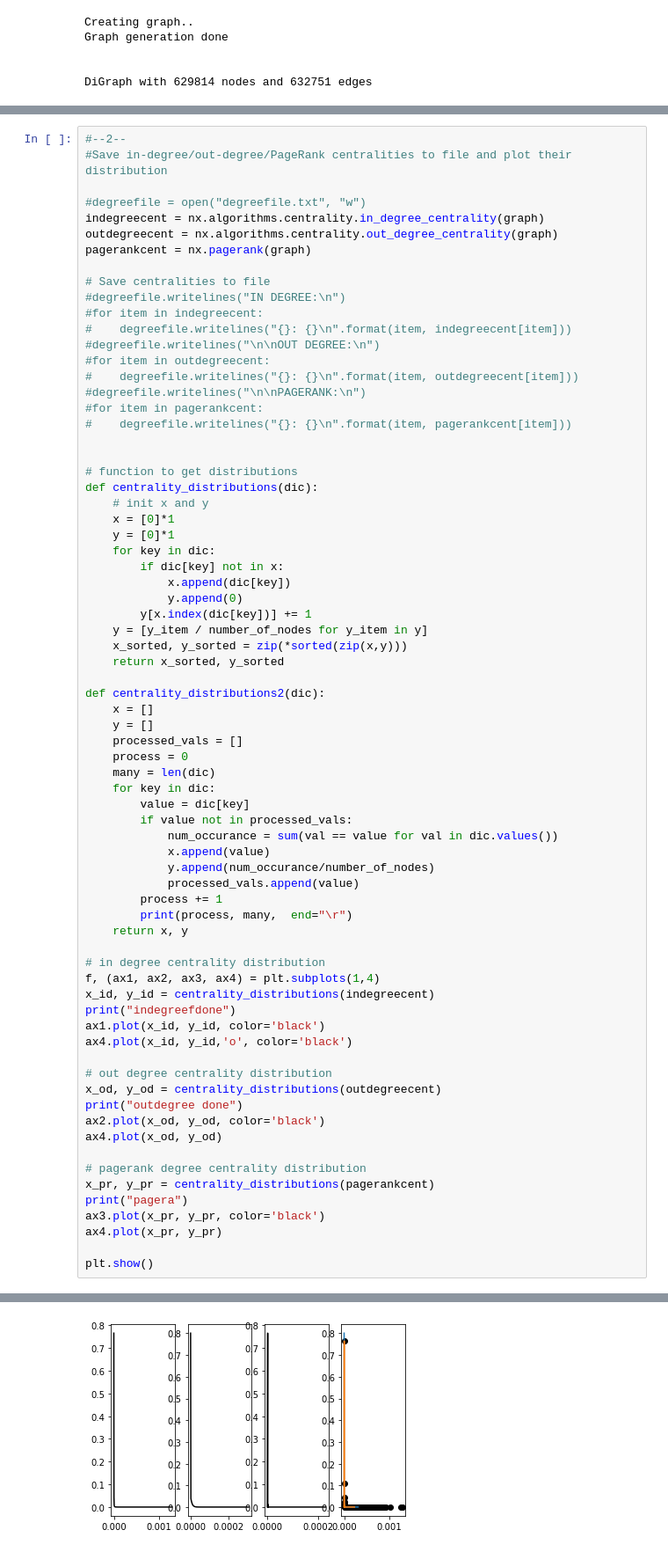
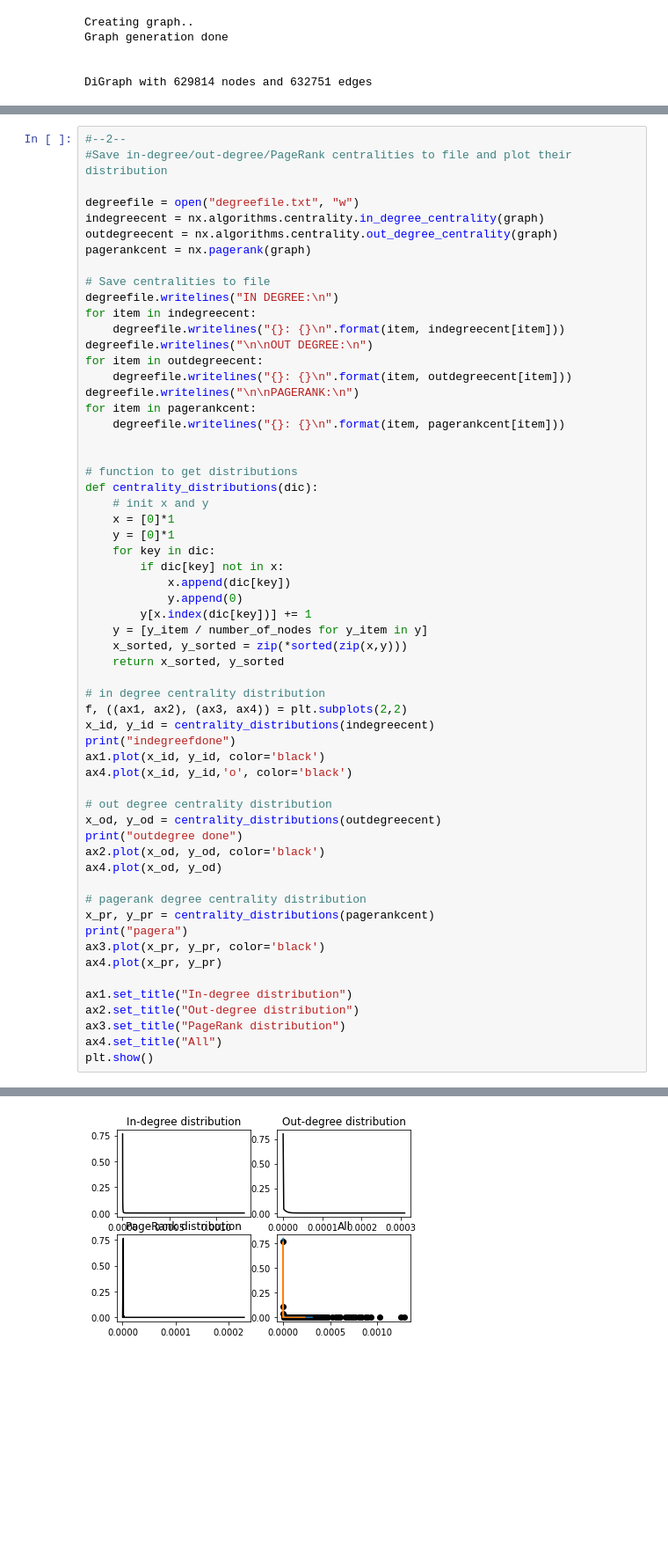
Before and after one commit to 0LTSU0/SNA_project7, a Jupyter notebook: sna_jupyter.ipynb, the cells around one changed output, grey strips where cells are left out. Shown: that part at 88% size. Cells and saved outputs as stored; diff of their text form; blank space fills up the shorter version.

```diff
--- a/sna_jupyter.ipynb
+++ b/sna_jupyter.ipynb
@@ -84,21 +86,21 @@ Avg degree centrality:  3.190354221130881e-06
 #--2--
 #Save in-degree/out-degree/PageRank centralities to file and plot their distribution
 
-#degreefile = open("degreefile.txt", "w")
+degreefile = open("degreefile.txt", "w")
 indegreecent = nx.algorithms.centrality.in_degree_centrality(graph)
 outdegreecent = nx.algorithms.centrality.out_degree_centrality(graph)
 pagerankcent = nx.pagerank(graph)
 
 # Save centralities to file
-#degreefile.writelines("IN DEGREE:\n")
-#for item in indegreecent:
-#    degreefile.writelines("{}: {}\n".format(item, indegreecent[item]))
-#degreefile.writelines("\n\nOUT DEGREE:\n")
-#for item in outdegreecent:
-#    degreefile.writelines("{}: {}\n".format(item, outdegreecent[item]))
-#degreefile.writelines("\n\nPAGERANK:\n")
-#for item in pagerankcent:
-#    degreefile.writelines("{}: {}\n".format(item, pagerankcent[item]))
+degreefile.writelines("IN DEGREE:\n")
+for item in indegreecent:
+    degreefile.writelines("{}: {}\n".format(item, indegreecent[item]))
+degreefile.writelines("\n\nOUT DEGREE:\n")
+for item in outdegreecent:
+    degreefile.writelines("{}: {}\n".format(item, outdegreecent[item]))
+degreefile.writelines("\n\nPAGERANK:\n")
+for item in pagerankcent:
+    degreefile.writelines("{}: {}\n".format(item, pagerankcent[item]))
 
 
 # function to get distributions
@@ -111,52 +113,39 @@ def centrality_distributions(dic):
             x.append(dic[key])
             y.append(0)
         y[x.index(dic[key])] += 1
     y = [y_item / number_of_nodes for y_item in y]
     x_sorted, y_sorted = zip(*sorted(zip(x,y)))
     return x_sorted, y_sorted
 
-def centrality_distributions2(dic):
-    x = []
-    y = []
-    processed_vals = []
-    process = 0
-    many = len(dic)
-    for key in dic:
-        value = dic[key]
-        if value not in processed_vals:
-            num_occurance = sum(val == value for val in dic.values())
-            x.append(value)
-            y.append(num_occurance/number_of_nodes)
-            processed_vals.append(value)
-        process += 1
-        print(process, many,  end="\r")
-    return x, y
-
 # in degree centrality distribution
-f, (ax1, ax2, ax3, ax4) = plt.subplots(1,4)
+f, ((ax1, ax2), (ax3, ax4)) = plt.subplots(2,2)
 x_id, y_id = centrality_distributions(indegreecent)
 print("indegreefdone")
 ax1.plot(x_id, y_id, color='black')
 ax4.plot(x_id, y_id,'o', color='black')
 
 # out degree centrality distribution
 x_od, y_od = centrality_distributions(outdegreecent)
 print("outdegree done")
 ax2.plot(x_od, y_od, color='black')
 ax4.plot(x_od, y_od)
 
 # pagerank degree centrality distribution
 x_pr, y_pr = centrality_distributions(pagerankcent)
 print("pagera")
 ax3.plot(x_pr, y_pr, color='black')
 ax4.plot(x_pr, y_pr)
 
+ax1.set_title("In-degree distribution")
+ax2.set_title("Out-degree distribution")
+ax3.set_title("PageRank distribution")
+ax4.set_title("All")
 plt.show()
 # %% [output]
 indegreefdone
 outdegree done
 pagera
-[figure, old version]
+[figure, new version]
 # %%
 #--3--
 #Check how well power law distribution can be fit to degrees calcualted in previus step
```
Also changed, not shown: parts of 8 cells of this notebook.
